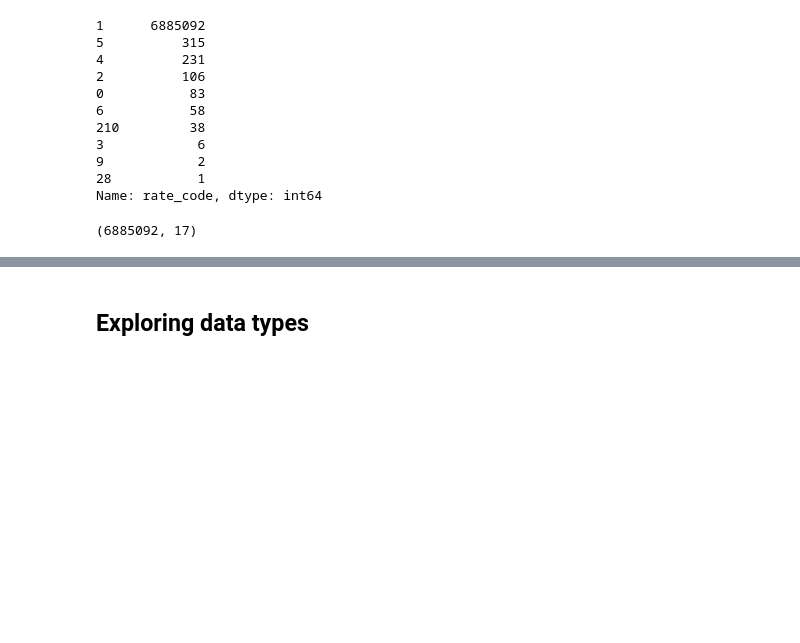
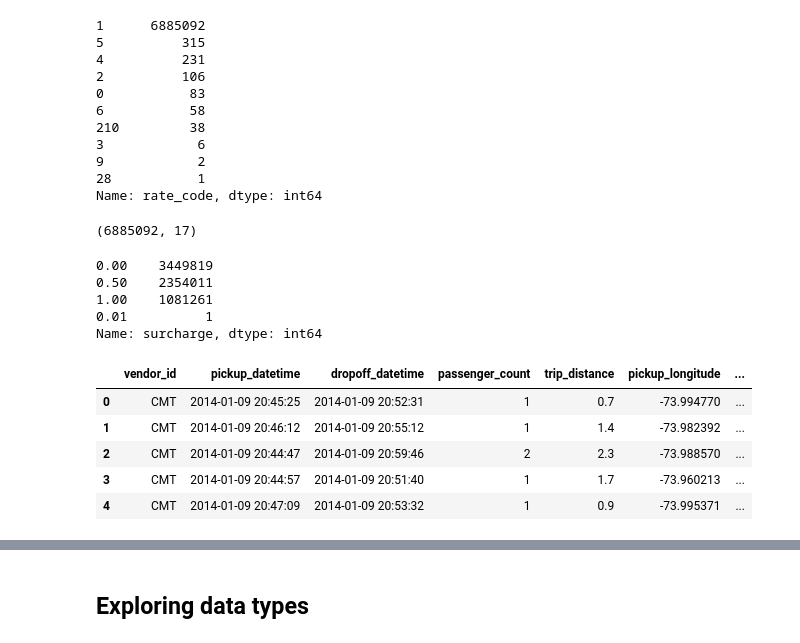
Before and after one commit to MIE368-Team-8/Data-Cleaning, a Jupyter notebook: TaxiDataCleaning.ipynb, the cells around one changed output, grey strips where cells are left out. Saved outputs shown, nothing was run; the diff lists cells and outputs as text; code cells hidden in the pictures; blank space fills up the shorter version.

```diff
--- a/TaxiDataCleaning.ipynb
+++ b/TaxiDataCleaning.ipynb
@@ -372,3 +372,13 @@ taxi = taxi[taxi.rate_code == 1]
 taxi.shape
 # %% [output]
 (6885092, 17)
+# %%
+taxi.surcharge.value_counts()
+# %% [output]
+0.00    3449819
+0.50    2354011
+1.00    1081261
+0.01          1
+Name: surcharge, dtype: int64
+# %%
+taxi = taxi[taxi.surcharge!=0.01]
@@ -374,0 +387,9 @@ taxi.shape
+# %%
+taxi.head()
+# %% [output]
+|  | vendor_id | pickup_datetime | dropoff_datetime | passenger_count | trip_distance | pickup_longitude | ... |
+| 0 | CMT | 2014-01-09 20:45:25 | 2014-01-09 20:52:31 | 1 | 0.7 | -73.994770 | ... |
+| 1 | CMT | 2014-01-09 20:46:12 | 2014-01-09 20:55:12 | 1 | 1.4 | -73.982392 | ... |
+| 2 | CMT | 2014-01-09 20:44:47 | 2014-01-09 20:59:46 | 2 | 2.3 | -73.988570 | ... |
+| 3 | CMT | 2014-01-09 20:44:57 | 2014-01-09 20:51:40 | 1 | 1.7 | -73.960213 | ... |
+| 4 | CMT | 2014-01-09 20:47:09 | 2014-01-09 20:53:32 | 1 | 0.9 | -73.995371 | ... |
```
Also changed, not shown: parts of 8 cells of this notebook, 1 other file.
